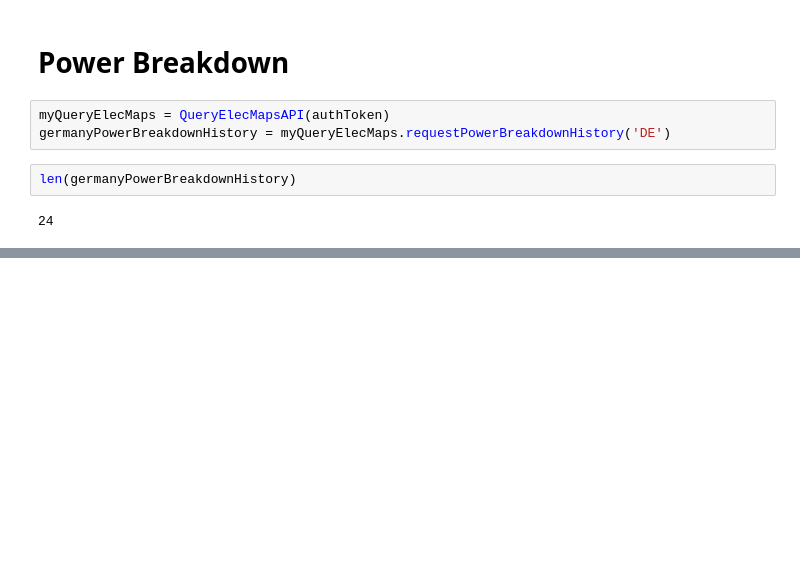
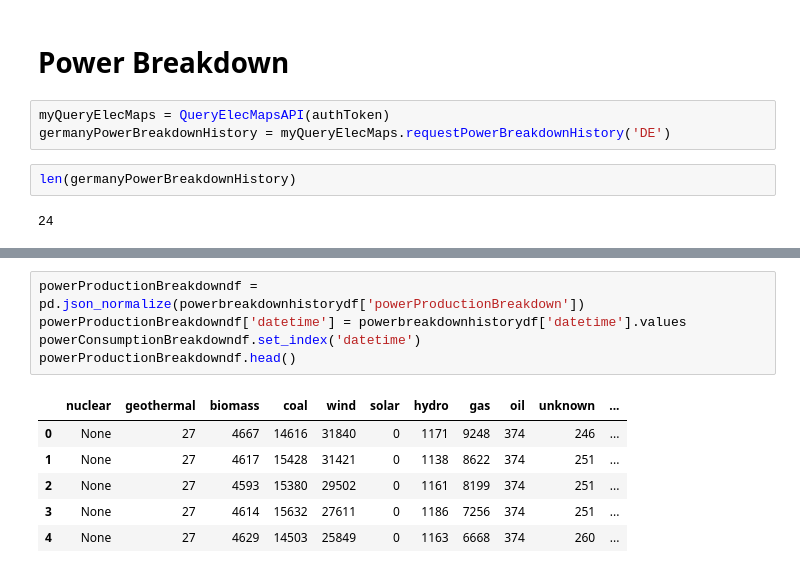
Before and after one commit to JonasSinjan/elecMapsPlayground, a Jupyter notebook: test.ipynb, the cells around one changed output, grey strips where cells are left out. Drawn from its saved outputs; the diff is of its cells as text; blank space fills up the shorter version.

```diff
--- a/test.ipynb
+++ b/test.ipynb
@@ -204,0 +230,12 @@ len(germanyPowerBreakdownHistory)
+# %%
+powerProductionBreakdowndf = pd.json_normalize(powerbreakdownhistorydf['powerProductionBreakdown'])
+powerProductionBreakdowndf['datetime'] = powerbreakdownhistorydf['datetime'].values
+powerConsumptionBreakdowndf.set_index('datetime')
+powerProductionBreakdowndf.head()
+# %% [output]
+|  | nuclear | geothermal | biomass | coal | wind | solar | hydro | gas | oil | unknown | ... |
+| 0 | None | 27 | 4667 | 14616 | 31840 | 0 | 1171 | 9248 | 374 | 246 | ... |
+| 1 | None | 27 | 4617 | 15428 | 31421 | 0 | 1138 | 8622 | 374 | 251 | ... |
+| 2 | None | 27 | 4593 | 15380 | 29502 | 0 | 1161 | 8199 | 374 | 251 | ... |
+| 3 | None | 27 | 4614 | 15632 | 27611 | 0 | 1186 | 7256 | 374 | 251 | ... |
+| 4 | None | 27 | 4629 | 14503 | 25849 | 0 | 1163 | 6668 | 374 | 260 | ... |
```
Also changed, not shown: parts of 10 cells of this notebook, 4 other files.
